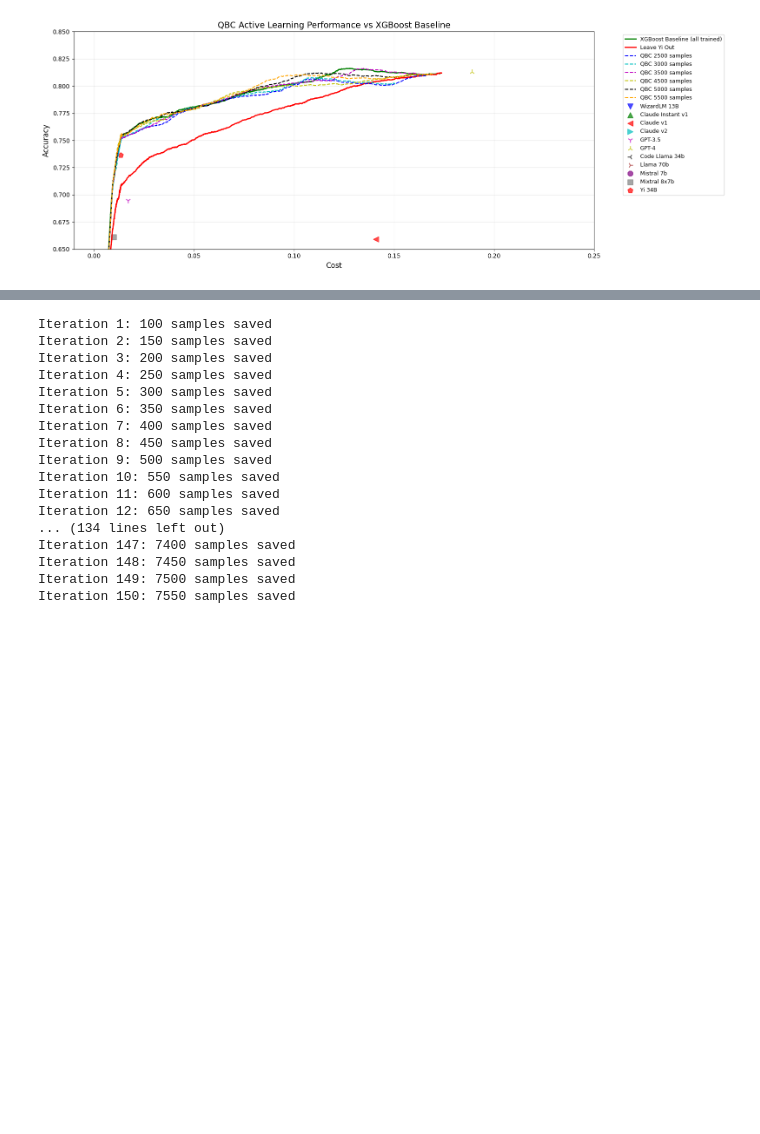
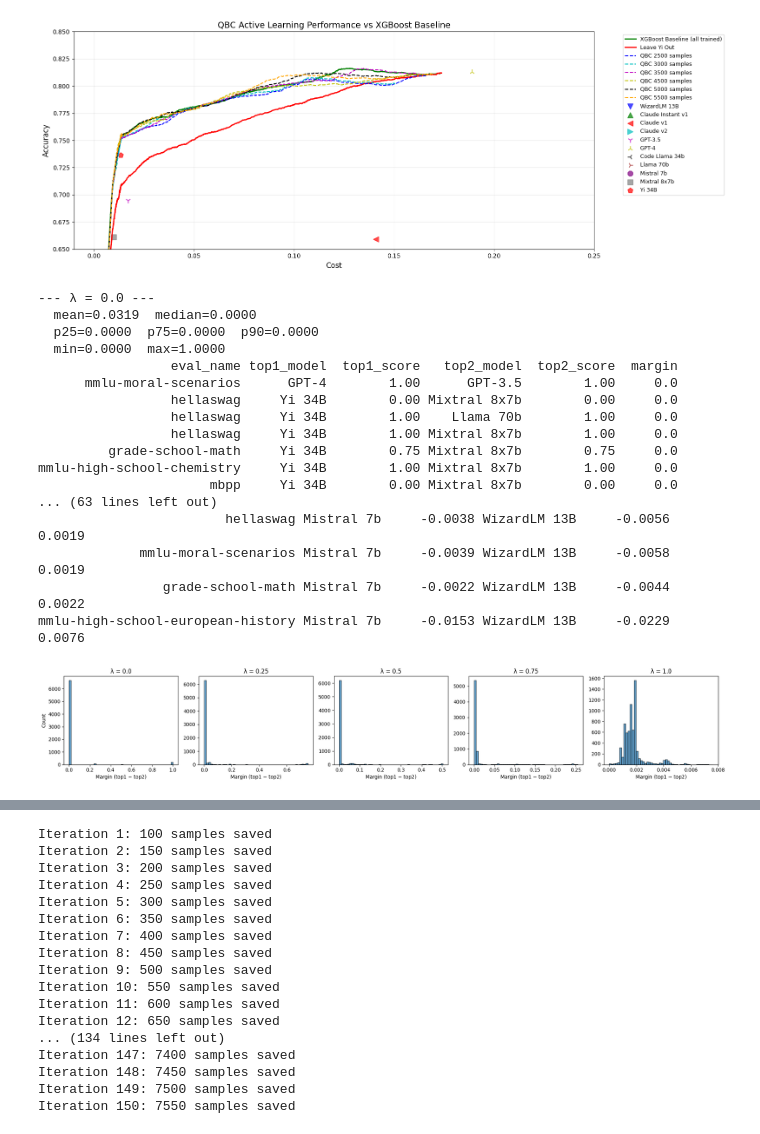
Before and after one commit to alkiviadis-mertzios/active-learning-routing, a Jupyter notebook: jack-testing.ipynb, the cells around one changed output, grey strips where cells are left out. Saved outputs shown, nothing was run; the diff lists cells and outputs as text; code cells hidden in the pictures; blank space fills up the shorter version.

```diff
--- a/jack-testing.ipynb
+++ b/jack-testing.ipynb
@@ -601,3 +915,71 @@ plt.tight_layout()
 plt.show()
 # %% [output]
 [figure]
+# %%
+
+# --- Utility score margin exploration ---
+sample_lambdas = [0.0, 0.25, 0.5, 0.75, 1.0]
+y_cost_test_norm = y_cost_test / np.max(y_cost_test)
+
+fig, axes = plt.subplots(1, len(sample_lambdas), figsize=(4 * len(sample_lambdas), 3.5), sharey=False)
+
+for ax_idx, lam in enumerate(sample_lambdas):
+    scores = (1 - lam) * y_acc_test - lam * y_cost_test_norm  # (N_test, 11)
+
+    # top-2 per example
+    top2_idx = np.argsort(scores, axis=1)[:, -2:]  # columns: 2nd-best, best
+    top1_scores = scores[np.arange(len(scores)), top2_idx[:, 1]]
+    top2_scores = scores[np.arange(len(scores)), top2_idx[:, 0]]
+    margins = top1_scores - top2_scores
+
+    # histogram
+    axes[ax_idx].hist(margins, bins=50, edgecolor="black", alpha=0.7)
+    axes[ax_idx].set_title(f"λ = {lam}")
+    axes[ax_idx].set_xlabel("Margin (top1 − top2)")
+    if ax_idx == 0:
+        axes[ax_idx].set_ylabel("Count")
+
+    # summary stats
+    pcts = np.percentile(margins, [25, 50, 75, 90])
+    print(f"\n--- λ = {lam} ---")
+    print(f"  mean={margins.mean():.4f}  median={pcts[1]:.4f}")
+    print(f"  p25={pcts[0]:.4f}  p75={pcts[2]:.4f}  p90={pcts[3]:.4f}")
+    print(f"  min={margins.min():.4f}  max={margins.max():.4f}")
+
+    # per-example table (10 samples spread across margin range)
+    order = np.argsort(margins)
+    pick = order[np.linspace(0, len(order) - 1, 10, dtype=int)]
+    rows = []
+    for i in pick:
+        rows.append({
+            "eval_name": eval_test.iloc[i] if hasattr(eval_test, "iloc") else eval_test[i],
+            "top1_model": llms_short[top2_idx[i, 1]],
+            "top1_score": round(float(top1_scores[i]), 4),
+            "top2_model": llms_short[top2_idx[i, 0]],
+            "top2_score": round(float(top2_scores[i]), 4),
+            "margin": round(float(margins[i]), 4),
+        })
+    df_examples = pd.DataFrame(rows)
+    print(df_examples.to_string(index=False))
+
+plt.tight_layout()
+plt.show()
+# %% [output]
+--- λ = 0.0 ---
+  mean=0.0319  median=0.0000
+  p25=0.0000  p75=0.0000  p90=0.0000
+  min=0.0000  max=1.0000
+                 eval_name top1_model  top1_score   top2_model  top2_score  margin
+      mmlu-moral-scenarios      GPT-4        1.00      GPT-3.5        1.00     0.0
+                 hellaswag     Yi 34B        0.00 Mixtral 8x7b        0.00     0.0
+                 hellaswag     Yi 34B        1.00    Llama 70b        1.00     0.0
+                 hellaswag     Yi 34B        1.00 Mixtral 8x7b        1.00     0.0
+         grade-school-math     Yi 34B        0.75 Mixtral 8x7b        0.75     0.0
+mmlu-high-school-chemistry     Yi 34B        1.00 Mixtral 8x7b        1.00     0.0
+                      mbpp     Yi 34B        0.00 Mixtral 8x7b        0.00     0.0
+... (63 lines left out)
+                        hellaswag Mistral 7b     -0.0038 WizardLM 13B     -0.0056  0.0019
+             mmlu-moral-scenarios Mistral 7b     -0.0039 WizardLM 13B     -0.0058  0.0019
+                grade-school-math Mistral 7b     -0.0022 WizardLM 13B     -0.0044  0.0022
+mmlu-high-school-european-history Mistral 7b     -0.0153 WizardLM 13B     -0.0229  0.0076
+[figure, added]
```
Also changed, not shown: parts of 15 cells of this notebook.
